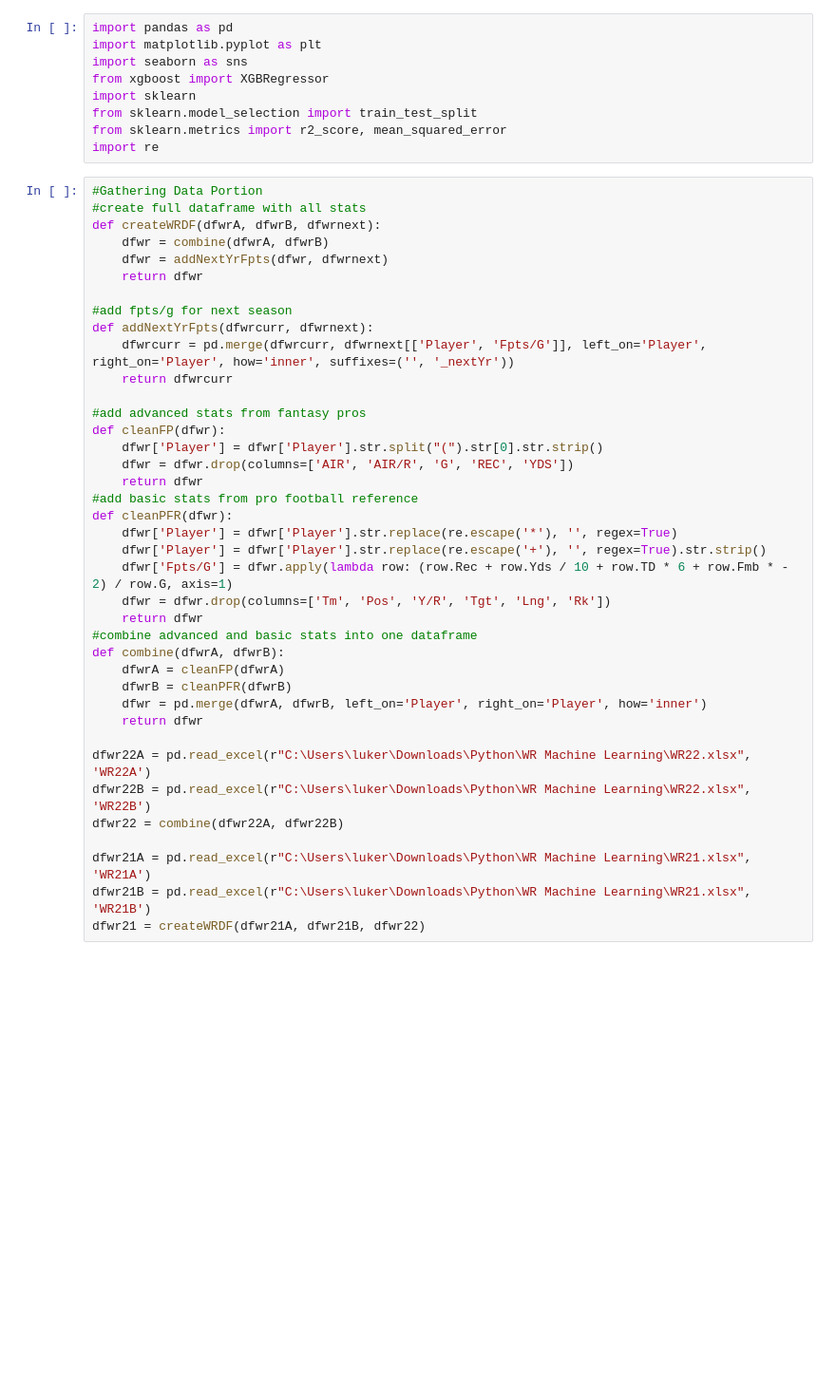
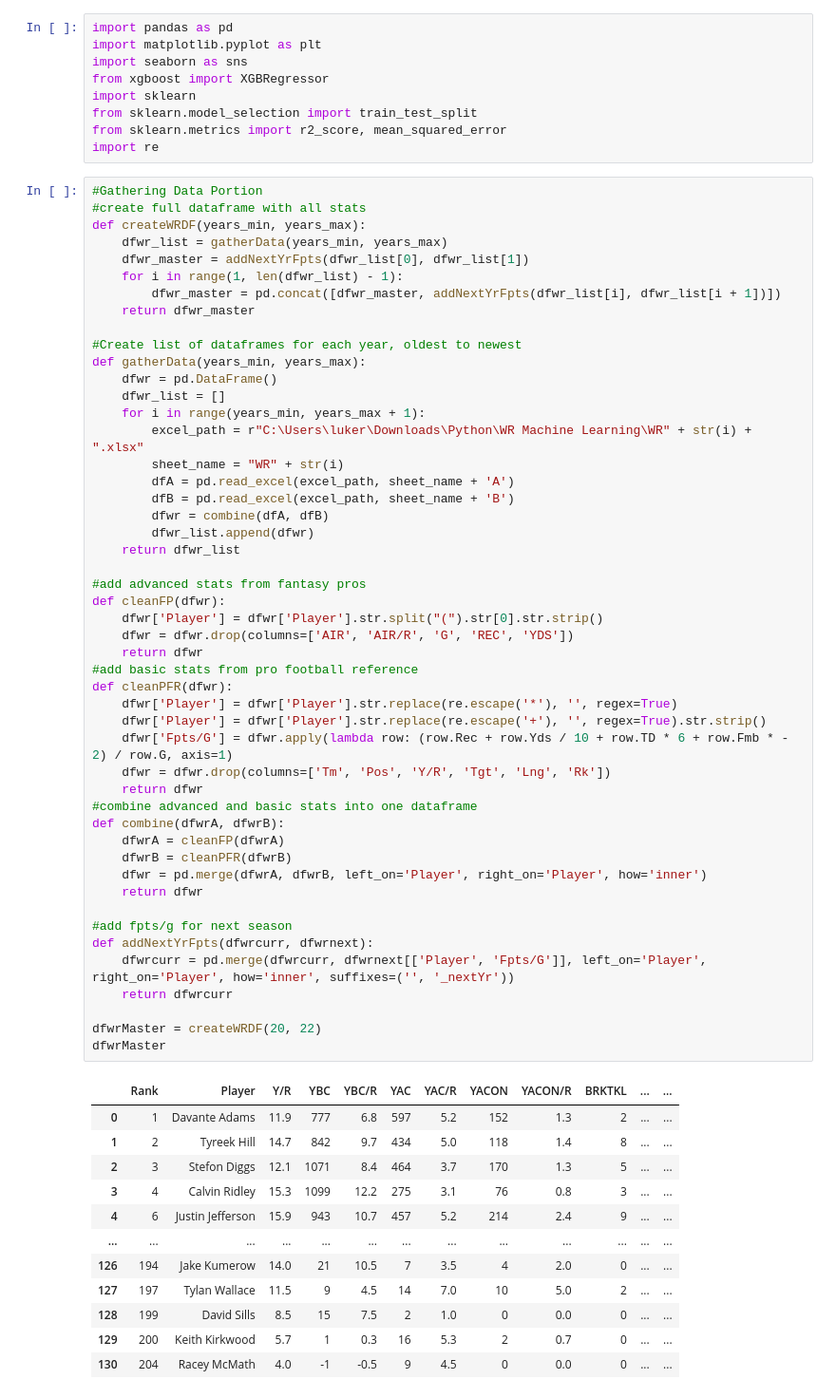
Before and after one commit to lukemrisser/Fantasy-Football-Production-Predictor-For-Wide-Receivers, a Jupyter notebook: WideReceivers.ipynb, the cells around one changed output. Shown at 95% size. Saved outputs shown, nothing was run; the diff lists cells and outputs as text; blank space fills up the shorter version.

```diff
--- a/WideReceivers.ipynb
+++ b/WideReceivers.ipynb
@@ -10,39 +10,62 @@ import re
 # %%
 #Gathering Data Portion
 #create full dataframe with all stats
-def createWRDF(dfwrA, dfwrB, dfwrnext):
-    dfwr = combine(dfwrA, dfwrB)
-    dfwr = addNextYrFpts(dfwr, dfwrnext)
-    return dfwr
+def createWRDF(years_min, years_max):
+    dfwr_list = gatherData(years_min, years_max)
+    dfwr_master = addNextYrFpts(dfwr_list[0], dfwr_list[1])
+    for i in range(1, len(dfwr_list) - 1):
+        dfwr_master = pd.concat([dfwr_master, addNextYrFpts(dfwr_list[i], dfwr_list[i + 1])])
+    return dfwr_master
 
-#add fpts/g for next season
-def addNextYrFpts(dfwrcurr, dfwrnext):
-    dfwrcurr = pd.merge(dfwrcurr, dfwrnext[['Player', 'Fpts/G']], left_on='Player', right_on='Player', how='inner', suffixes=('', '_nextYr'))
-    return dfwrcurr
+#Create list of dataframes for each year, oldest to newest
+def gatherData(years_min, years_max):
+    dfwr = pd.DataFrame()
+    dfwr_list = []
+    for i in range(years_min, years_max + 1):
+        excel_path = r"C:\Users\luker\Downloads\Python\WR Machine Learning\WR" + str(i) + ".xlsx"
+        sheet_name = "WR" + str(i)
+        dfA = pd.read_excel(excel_path, sheet_name + 'A')
+        dfB = pd.read_excel(excel_path, sheet_name + 'B')
+        dfwr = combine(dfA, dfB)
+        dfwr_list.append(dfwr)
+    return dfwr_list
 
 #add advanced stats from fantasy pros
 def cleanFP(dfwr):
     dfwr['Player'] = dfwr['Player'].str.split("(").str[0].str.strip()
     dfwr = dfwr.drop(columns=['AIR', 'AIR/R', 'G', 'REC', 'YDS'])
     return dfwr
 #add basic stats from pro football reference
 def cleanPFR(dfwr):
     dfwr['Player'] = dfwr['Player'].str.replace(re.escape('*'), '', regex=True)
     dfwr['Player'] = dfwr['Player'].str.replace(re.escape('+'), '', regex=True).str.strip()
     dfwr['Fpts/G'] = dfwr.apply(lambda row: (row.Rec + row.Yds / 10 + row.TD * 6 + row.Fmb * - 2) / row.G, axis=1)
     dfwr = dfwr.drop(columns=['Tm', 'Pos', 'Y/R', 'Tgt', 'Lng', 'Rk'])
     return dfwr
 #combine advanced and basic stats into one dataframe
 def combine(dfwrA, dfwrB):
     dfwrA = cleanFP(dfwrA)
     dfwrB = cleanPFR(dfwrB)
     dfwr = pd.merge(dfwrA, dfwrB, left_on='Player', right_on='Player', how='inner')
     return dfwr
 
-dfwr22A = pd.read_excel(r"C:\Users\luker\Downloads\Python\WR Machine Learning\WR22.xlsx", 'WR22A')
-dfwr22B = pd.read_excel(r"C:\Users\luker\Downloads\Python\WR Machine Learning\WR22.xlsx", 'WR22B')
-dfwr22 = combine(dfwr22A, dfwr22B)
+#add fpts/g for next season
+def addNextYrFpts(dfwrcurr, dfwrnext):
+    dfwrcurr = pd.merge(dfwrcurr, dfwrnext[['Player', 'Fpts/G']], left_on='Player', right_on='Player', how='inner', suffixes=('', '_nextYr'))
+    return dfwrcurr
 
-dfwr21A = pd.read_excel(r"C:\Users\luker\Downloads\Python\WR Machine Learning\WR21.xlsx", 'WR21A')
-dfwr21B = pd.read_excel(r"C:\Users\luker\Downloads\Python\WR Machine Learning\WR21.xlsx", 'WR21B')
-dfwr21 = createWRDF(dfwr21A, dfwr21B, dfwr22)
+dfwrMaster = createWRDF(20, 22)
+dfwrMaster
+# %% [output]
+|  | Rank | Player | Y/R | YBC | YBC/R | YAC | YAC/R | YACON | YACON/R | BRKTKL | ... | ... |
+| 0 | 1 | Davante Adams | 11.9 | 777 | 6.8 | 597 | 5.2 | 152 | 1.3 | 2 | ... | ... |
+| 1 | 2 | Tyreek Hill | 14.7 | 842 | 9.7 | 434 | 5.0 | 118 | 1.4 | 8 | ... | ... |
+| 2 | 3 | Stefon Diggs | 12.1 | 1071 | 8.4 | 464 | 3.7 | 170 | 1.3 | 5 | ... | ... |
+| 3 | 4 | Calvin Ridley | 15.3 | 1099 | 12.2 | 275 | 3.1 | 76 | 0.8 | 3 | ... | ... |
+| 4 | 6 | Justin Jefferson | 15.9 | 943 | 10.7 | 457 | 5.2 | 214 | 2.4 | 9 | ... | ... |
+| ... | ... | ... | ... | ... | ... | ... | ... | ... | ... | ... | ... | ... |
+| 126 | 194 | Jake Kumerow | 14.0 | 21 | 10.5 | 7 | 3.5 | 4 | 2.0 | 0 | ... | ... |
+| 127 | 197 | Tylan Wallace | 11.5 | 9 | 4.5 | 14 | 7.0 | 10 | 5.0 | 2 | ... | ... |
+| 128 | 199 | David Sills | 8.5 | 15 | 7.5 | 2 | 1.0 | 0 | 0.0 | 0 | ... | ... |
+| 129 | 200 | Keith Kirkwood | 5.7 | 1 | 0.3 | 16 | 5.3 | 2 | 0.7 | 0 | ... | ... |
+| 130 | 204 | Racey McMath | 4.0 | -1 | -0.5 | 9 | 4.5 | 0 | 0.0 | 0 | ... | ... |
```
Also changed, not shown: parts of 3 cells of this notebook, 1 other file.
